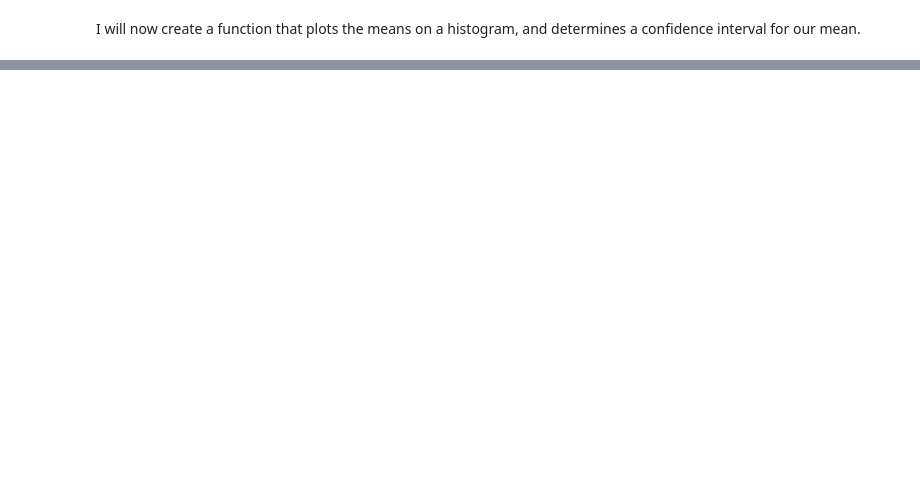
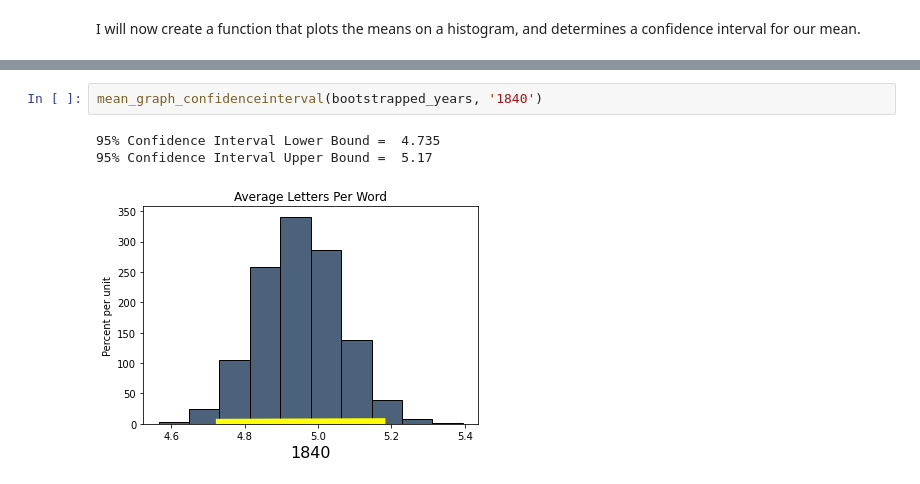
Before and after one commit to RayCarpenterIII/Bootstrapping-for-Confidence-Interval, a Jupyter notebook: George Horton Word Length Statistics.ipynb, the cells around one changed output, grey strips where cells are left out. Drawn from its saved outputs; the diff is of its cells as text; blank space fills up the shorter version.

```diff
--- a/George Horton Word Length Statistics.ipynb
+++ b/George Horton Word Length Statistics.ipynb
@@ -224,0 +306,6 @@ mean_graph_confidenceinterval(bootstrapped_years, '1851')
+# %%
+mean_graph_confidenceinterval(bootstrapped_years, '1840')
+# %% [output]
+95% Confidence Interval Lower Bound =  4.735
+95% Confidence Interval Upper Bound =  5.17
+[figure, added]
```
Also changed, not shown: parts of 26 cells of this notebook.
